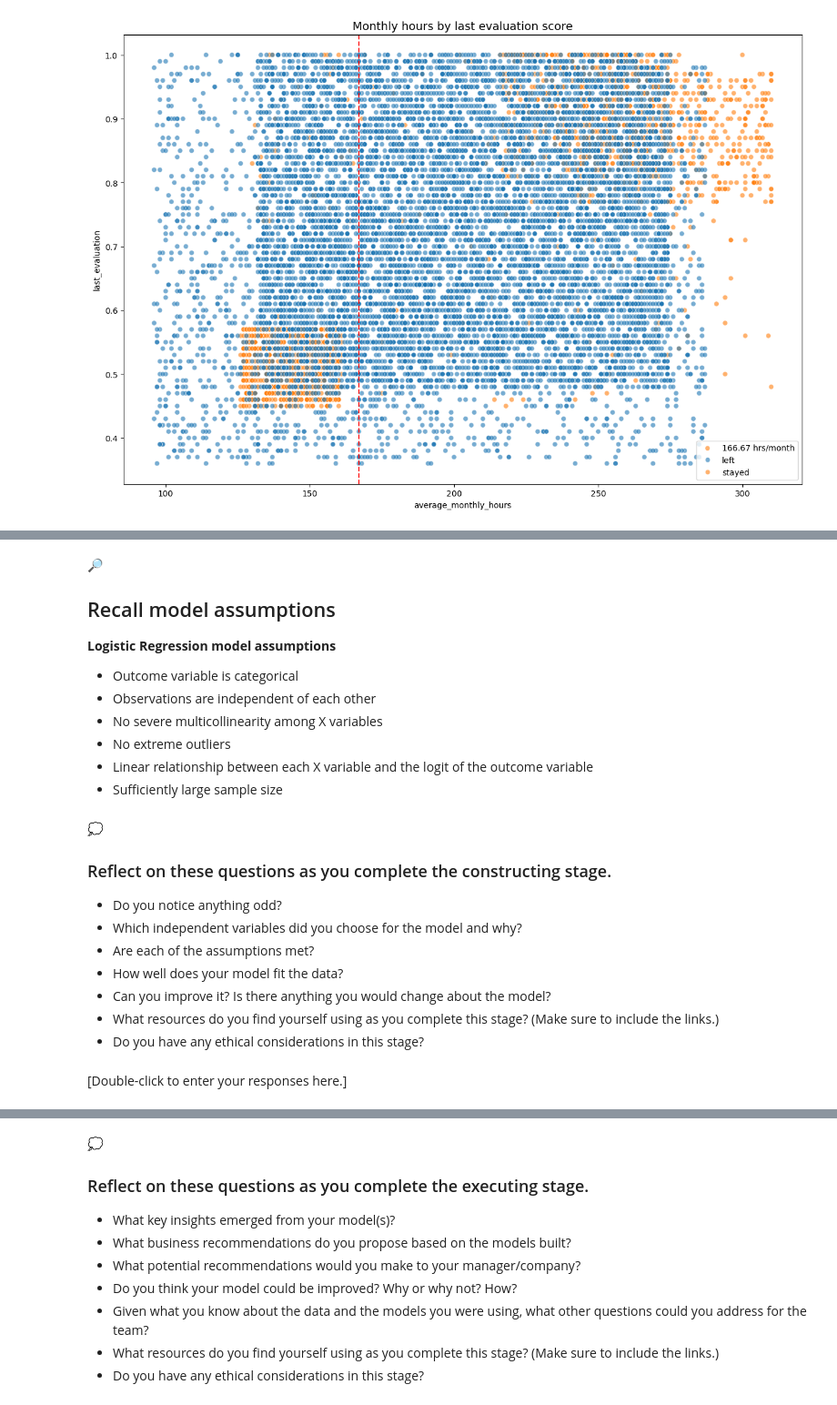
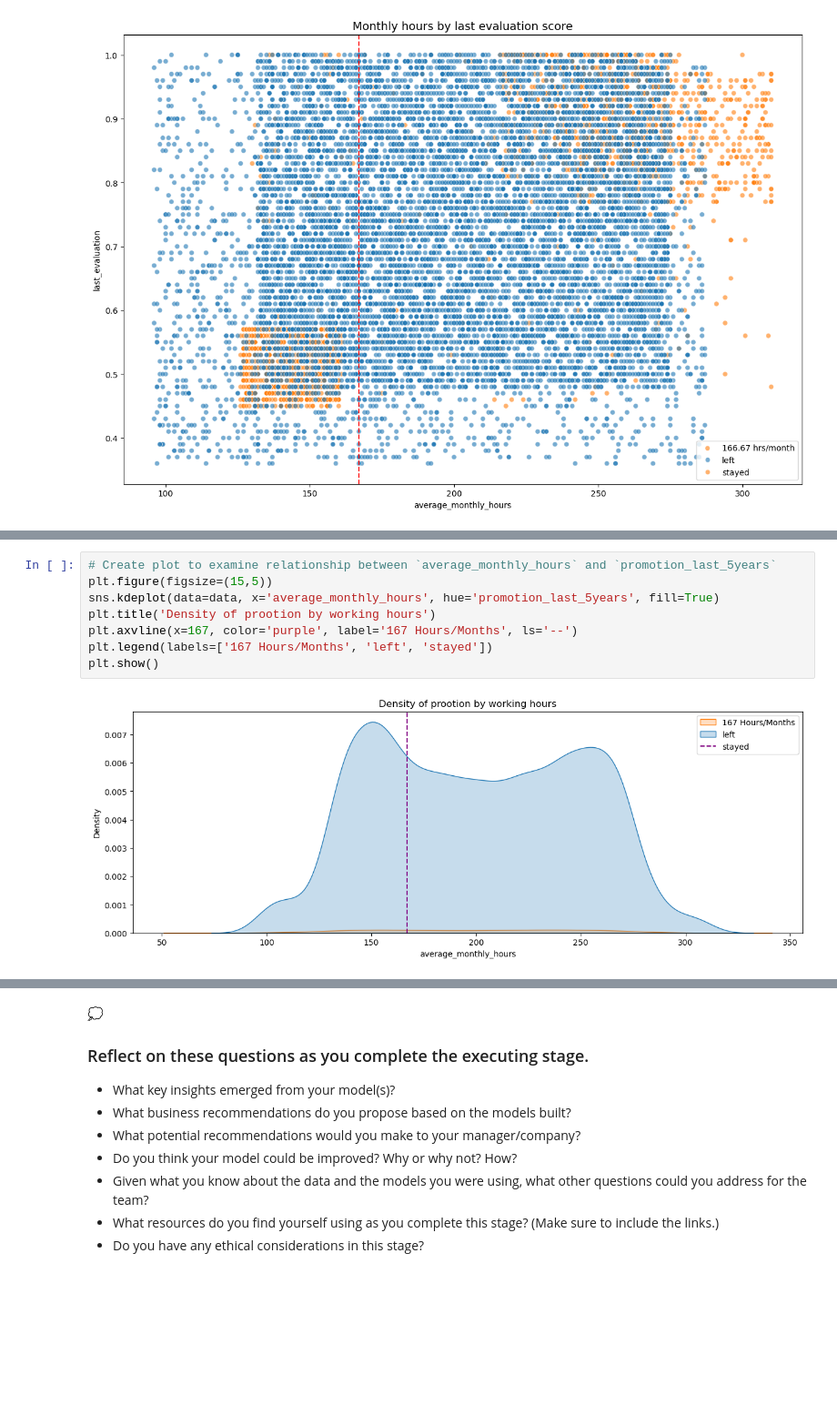
Before and after one commit to Anar-Abdullayev-23/Data-Driven-Suggestionf-for-HR, a Jupyter notebook: notebooks/Data-Driven_Suggestions_for_HR.ipynb, the cells around one changed output, grey strips where cells are left out. Shown at 91% size. Drawn from its saved outputs; the diff is of its cells as text; blank space fills up the shorter version.

Commit message:
Half way of Modelling part at paCe

```diff
--- a/notebooks/Data-Driven_Suggestions_for_HR.ipynb
+++ b/notebooks/Data-Driven_Suggestions_for_HR.ipynb
@@ -301,24 +273,10 @@ plt.title('Monthly hours by last evaluation score', fontsize='14');
-# %% [markdown]
-🔎
-## Recall model assumptions
-
-**Logistic Regression model assumptions**
-- Outcome variable is categorical
-- Observations are independent of each other
-- No severe multicollinearity among X variables
-- No extreme outliers
-- Linear relationship between each X variable and the logit of the outcome variable
-- Sufficiently large sample size
-# %% [markdown]
-💭
-### Reflect on these questions as you complete the constructing stage.
-
-- Do you notice anything odd?
-- Which independent variables did you choose for the model and why?
-- Are each of the assumptions met?
-- How well does your model fit the data?
-- Can you improve it? Is there anything you would change about the model?
-- What resources do you find yourself using as you complete this stage? (Make sure to include the links.)
-- Do you have any ethical considerations in this stage?
-# %% [markdown]
-[Double-click to enter your responses here.]
+# %%
+# Create plot to examine relationship between `average_monthly_hours` and `promotion_last_5years`
+plt.figure(figsize=(15,5))
+sns.kdeplot(data=data, x='average_monthly_hours', hue='promotion_last_5years', fill=True)
+plt.title('Density of prootion by working hours')
+plt.axvline(x=167, color='purple', label='167 Hours/Months', ls='--')
+plt.legend(labels=['167 Hours/Months', 'left', 'stayed'])
+plt.show()
+# %% [output]
+[figure, added]
```
Also changed, not shown: parts of 25 cells of this notebook.
